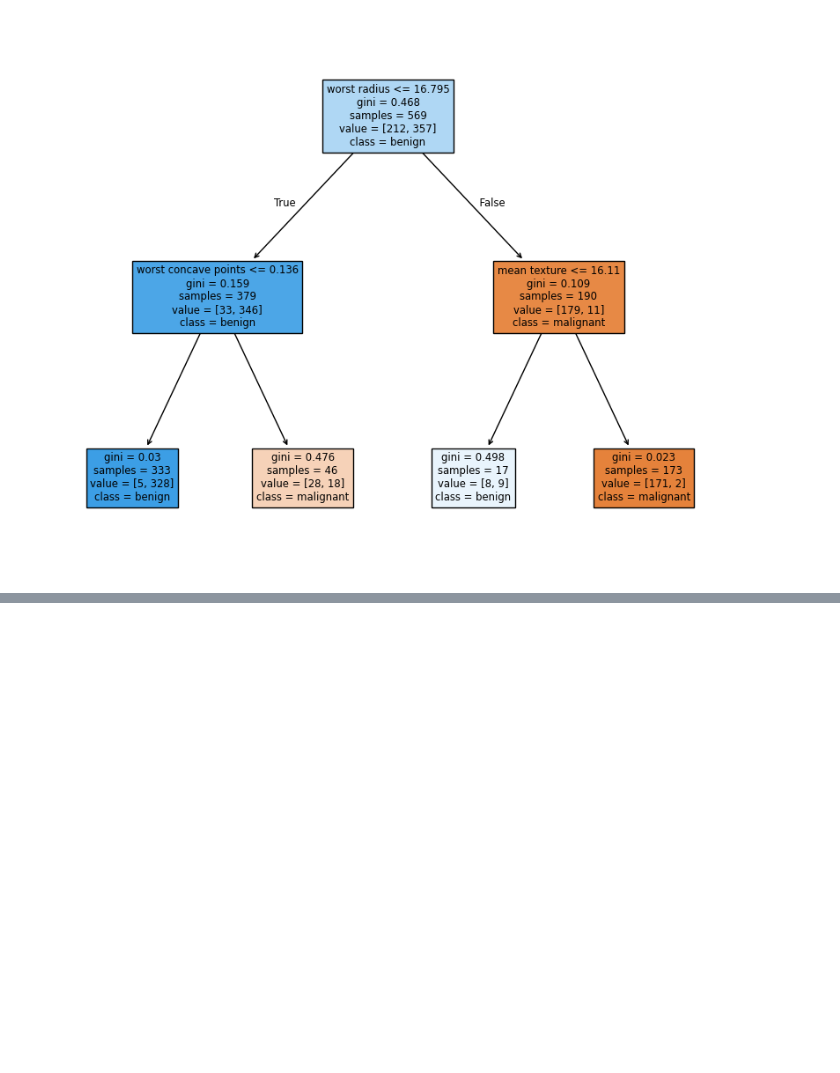
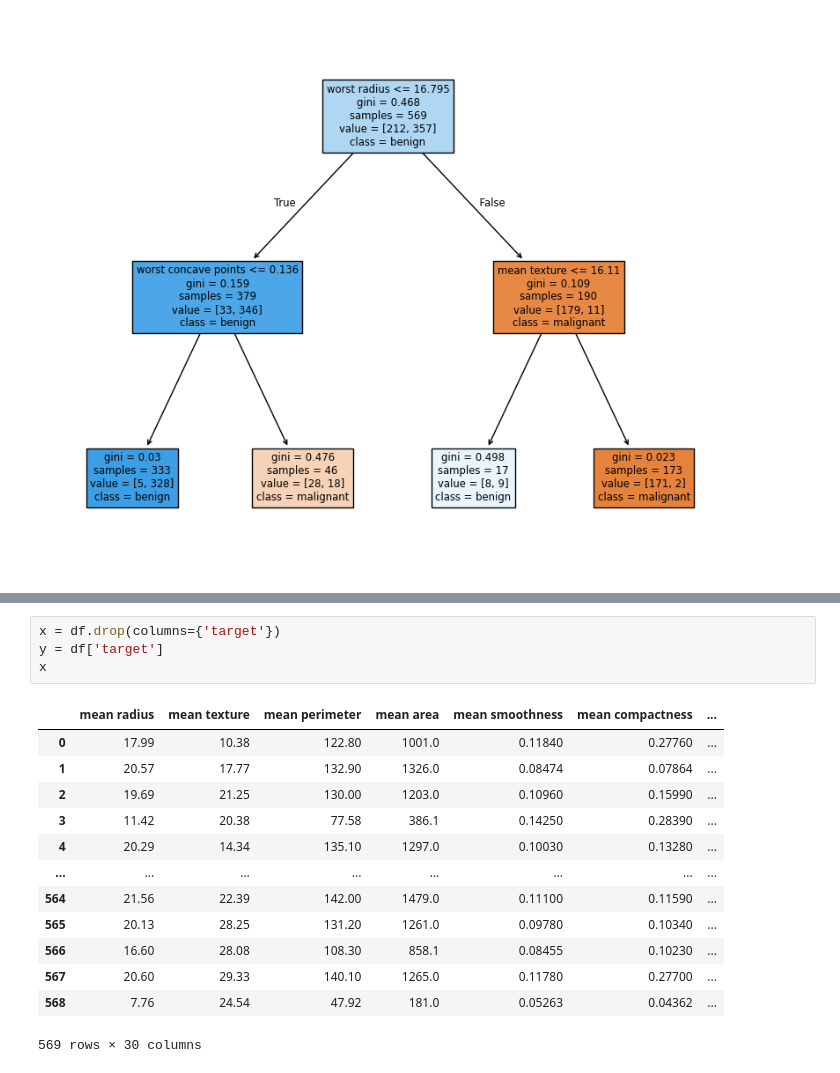
Before and after one commit to annaguerrra/AI-Bosch, a Jupyter notebook: 08 Breast Cancer Dataset/main.ipynb, the cells around one changed output, grey strips where cells are left out. Saved outputs shown, nothing was run; the diff lists cells and outputs as text; blank space fills up the shorter version.

```diff
--- a/08 Breast Cancer Dataset/main.ipynb
+++ b/08 Breast Cancer Dataset/main.ipynb
@@ -57,0 +86,18 @@ plt.show()
+# %%
+x = df.drop(columns={'target'})
+y = df['target']
+x
+# %% [output]
+|  | mean radius | mean texture | mean perimeter | mean area | mean smoothness | mean compactness | ... |
+| 0 | 17.99 | 10.38 | 122.80 | 1001.0 | 0.11840 | 0.27760 | ... |
+| 1 | 20.57 | 17.77 | 132.90 | 1326.0 | 0.08474 | 0.07864 | ... |
+| 2 | 19.69 | 21.25 | 130.00 | 1203.0 | 0.10960 | 0.15990 | ... |
+| 3 | 11.42 | 20.38 | 77.58 | 386.1 | 0.14250 | 0.28390 | ... |
+| 4 | 20.29 | 14.34 | 135.10 | 1297.0 | 0.10030 | 0.13280 | ... |
+| ... | ... | ... | ... | ... | ... | ... | ... |
+| 564 | 21.56 | 22.39 | 142.00 | 1479.0 | 0.11100 | 0.11590 | ... |
+| 565 | 20.13 | 28.25 | 131.20 | 1261.0 | 0.09780 | 0.10340 | ... |
+| 566 | 16.60 | 28.08 | 108.30 | 858.1 | 0.08455 | 0.10230 | ... |
+| 567 | 20.60 | 29.33 | 140.10 | 1265.0 | 0.11780 | 0.27700 | ... |
+| 568 | 7.76 | 24.54 | 47.92 | 181.0 | 0.05263 | 0.04362 | ... |
+569 rows × 30 columns
```
Also changed, not shown: parts of 6 cells of this notebook.
